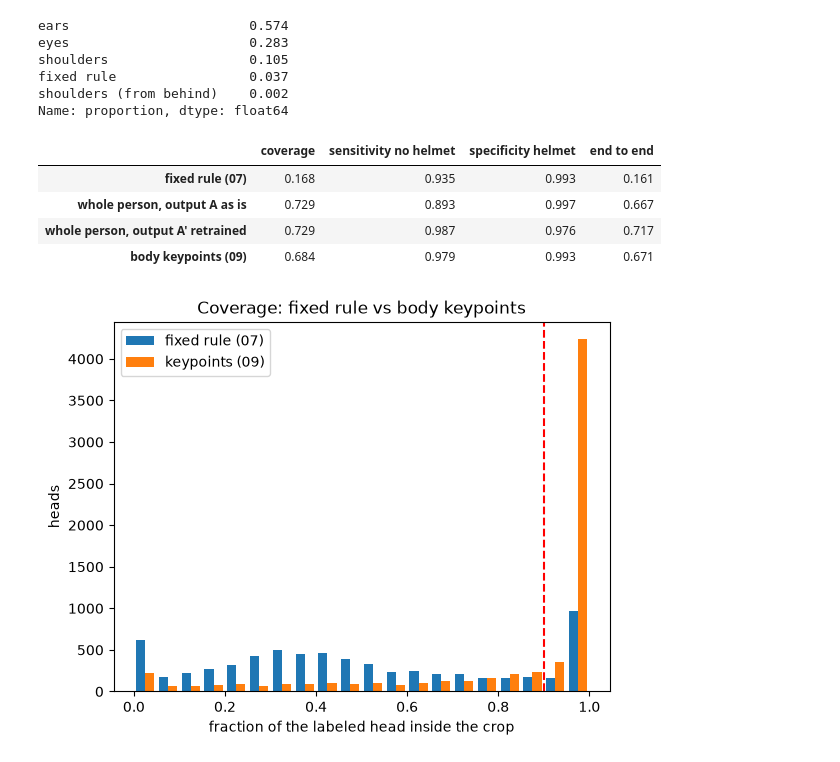
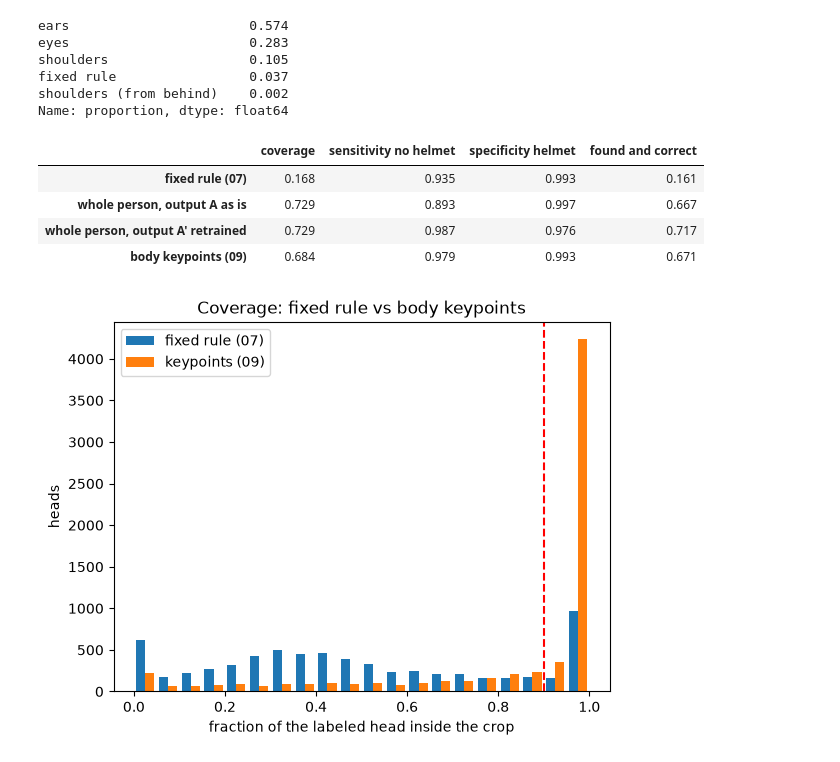
Before and after one commit to EduardoTllo/helmet-detection, a Jupyter notebook: notebooks/09_body_keypoints.ipynb, the cells around one changed output. Saved outputs shown, nothing was run; the diff lists cells and outputs as text; code cells hidden in the pictures.

```diff
--- a/notebooks/09_body_keypoints.ipynb
+++ b/notebooks/09_body_keypoints.ipynb
@@ -160,20 +160,20 @@ Name: proportion, dtype: float64
 # %%
 def metrics(true, covered, pred):
     true, cov = np.asarray(true, bool), np.asarray(covered, bool)
     pred_cov = np.asarray(pred, dtype=object)[cov].astype(bool)      # pred is None/NaN where nothing covers the head
     correct = np.zeros(len(true), bool)
     correct[cov] = pred_cov == true[cov]
     return {"coverage": cov.mean(),
             "sensitivity no helmet": (~pred_cov[~true[cov]]).mean() if (~true[cov]).any() else np.nan,
             "specificity helmet": pred_cov[true[cov]].mean() if true[cov].any() else np.nan,
-            "end to end": correct.mean()}
+            "found and correct": correct.mean()}
 
 comparison = pd.read_csv(OUTPUTS / "08_comparison.csv", index_col=0)
 comparison.loc["body keypoints (09)"] = metrics(ev.true_helmet, ev.covered, ev.pred_helmet)
 comparison.to_csv(OUTPUTS / "09_comparison.csv")
 comparison.round(3)
 # %% [output]
-|  | coverage | sensitivity no helmet | specificity helmet | end to end |
+|  | coverage | sensitivity no helmet | specificity helmet | found and correct |
 | fixed rule (07) | 0.168 | 0.935 | 0.993 | 0.161 |
 | whole person, output A as is | 0.729 | 0.893 | 0.997 | 0.667 |
 | whole person, output A' retrained | 0.729 | 0.987 | 0.976 | 0.717 |
```
Also changed, not shown: 4 other files.
